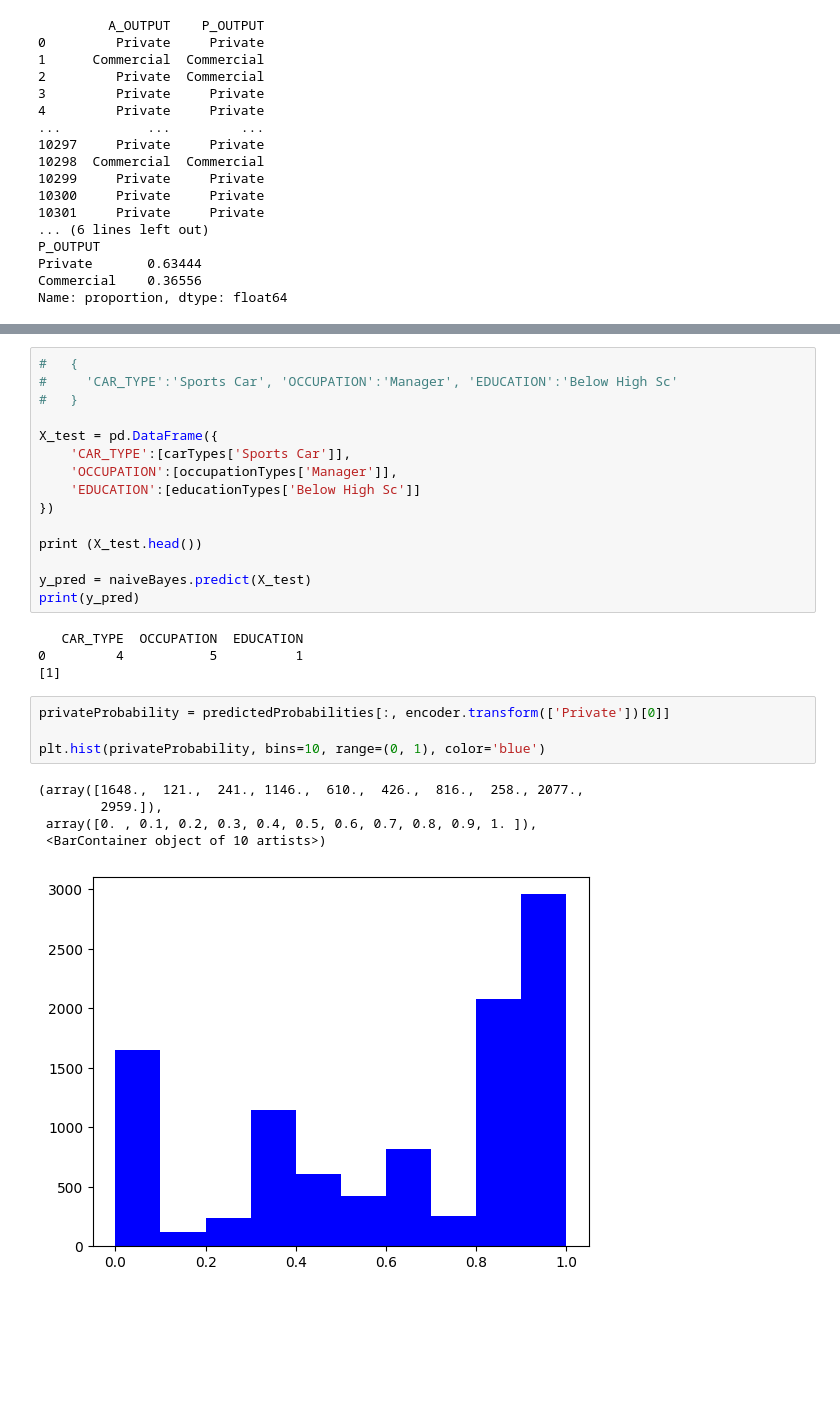
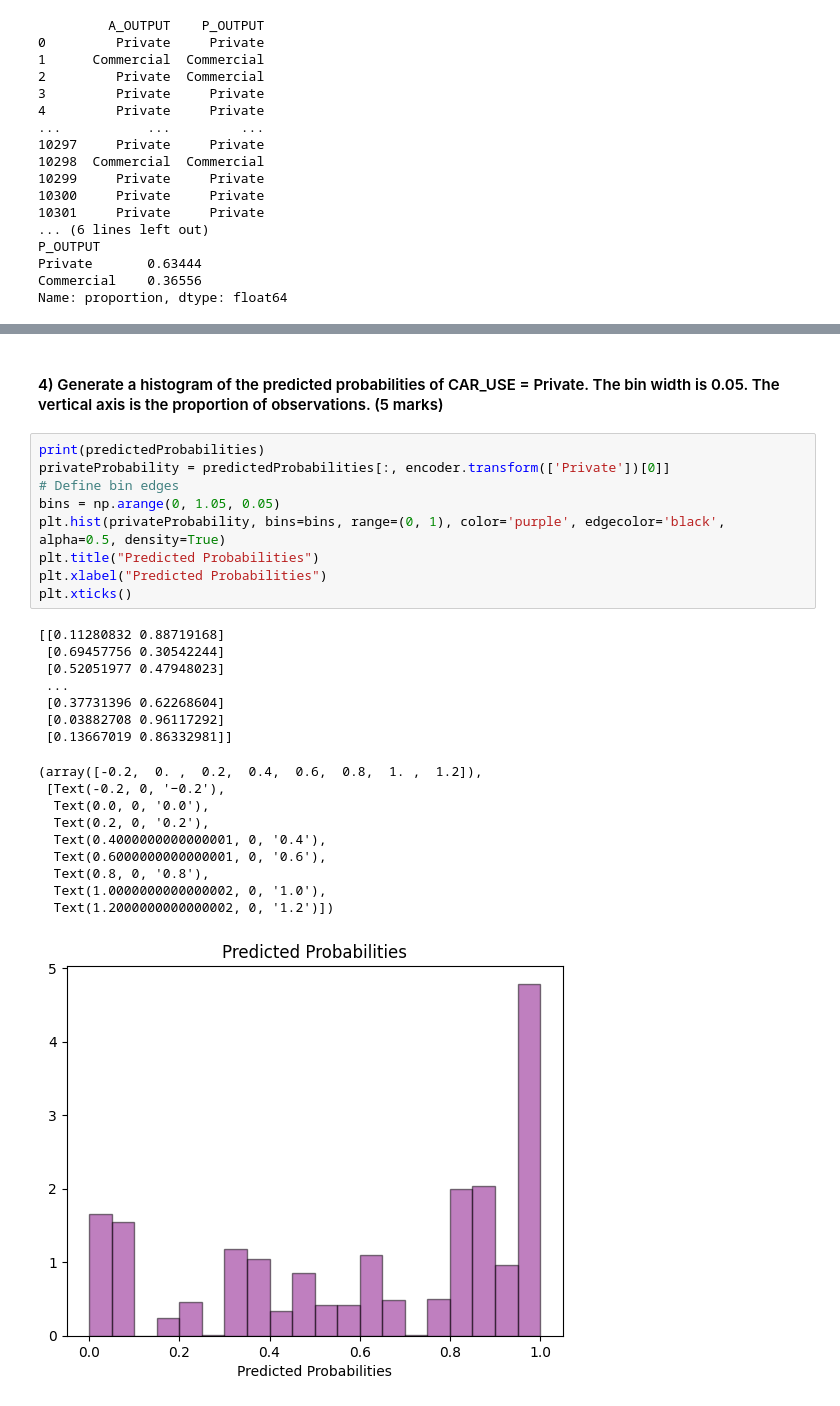
Before and after one commit to DeneshwaraSai/IIT-CS484-ML, a Jupyter notebook: Assignment2/problem2.ipynb, the cells around one changed output, grey strips where cells are left out. Saved outputs shown, nothing was run; the diff lists cells and outputs as text; blank space fills up the shorter version.

```diff
--- a/Assignment2/problem2.ipynb
+++ b/Assignment2/problem2.ipynb
@@ -309,29 +335,29 @@ print(y_pred)
-# %%
-#   {
-#     'CAR_TYPE':'Sports Car', 'OCCUPATION':'Manager', 'EDUCATION':'Below High Sc'
-#   }
-
-X_test = pd.DataFrame({
-    'CAR_TYPE':[carTypes['Sports Car']],
-    'OCCUPATION':[occupationTypes['Manager']],
-    'EDUCATION':[educationTypes['Below High Sc']]
-})
-
-print (X_test.head())
-
-y_pred = naiveBayes.predict(X_test)
-print(y_pred)
-# %% [output]
-   CAR_TYPE  OCCUPATION  EDUCATION
-0         4           5          1
-[1]
-# %%
-privateProbability = predictedProbabilities[:, encoder.transform(['Private'])[0]]
-
-plt.hist(privateProbability, bins=10, range=(0, 1), color='blue')
-# %% [output]
-(array([1648.,  121.,  241., 1146.,  610.,  426.,  816.,  258., 2077.,
-        2959.]),
- array([0. , 0.1, 0.2, 0.3, 0.4, 0.5, 0.6, 0.7, 0.8, 0.9, 1. ]),
- <BarContainer object of 10 artists>)
-[figure, removed]
+# %% [markdown]
+#### 4) Generate a histogram of the predicted probabilities of CAR_USE = Private. The bin width is 0.05. The vertical axis is the proportion of observations. (5 marks)
+# %%
+print(predictedProbabilities)
+privateProbability = predictedProbabilities[:, encoder.transform(['Private'])[0]]
+# Define bin edges
+bins = np.arange(0, 1.05, 0.05)
+plt.hist(privateProbability, bins=bins, range=(0, 1), color='purple', edgecolor='black', alpha=0.5, density=True)
+plt.title("Predicted Probabilities")
+plt.xlabel("Predicted Probabilities")
+plt.xticks()
+# %% [output]
+[[0.11280832 0.88719168]
+ [0.69457756 0.30542244]
+ [0.52051977 0.47948023]
+ ...
+ [0.37731396 0.62268604]
+ [0.03882708 0.96117292]
+ [0.13667019 0.86332981]]
+(array([-0.2,  0. ,  0.2,  0.4,  0.6,  0.8,  1. ,  1.2]),
+ [Text(-0.2, 0, '−0.2'),
+  Text(0.0, 0, '0.0'),
+  Text(0.2, 0, '0.2'),
+  Text(0.4000000000000001, 0, '0.4'),
+  Text(0.6000000000000001, 0, '0.6'),
+  Text(0.8, 0, '0.8'),
+  Text(1.0000000000000002, 0, '1.0'),
+  Text(1.2000000000000002, 0, '1.2')])
+[figure, added]
```
Also changed, not shown: parts of 10 cells of this notebook, 2 other files.
